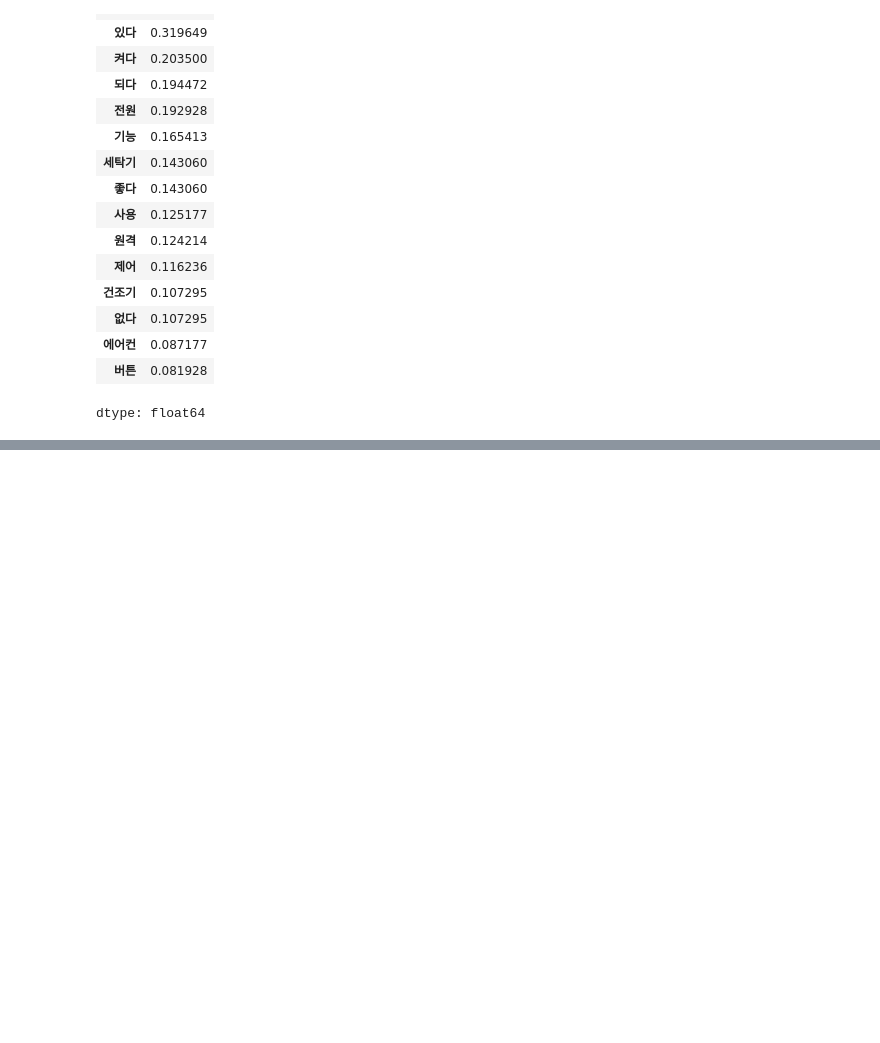
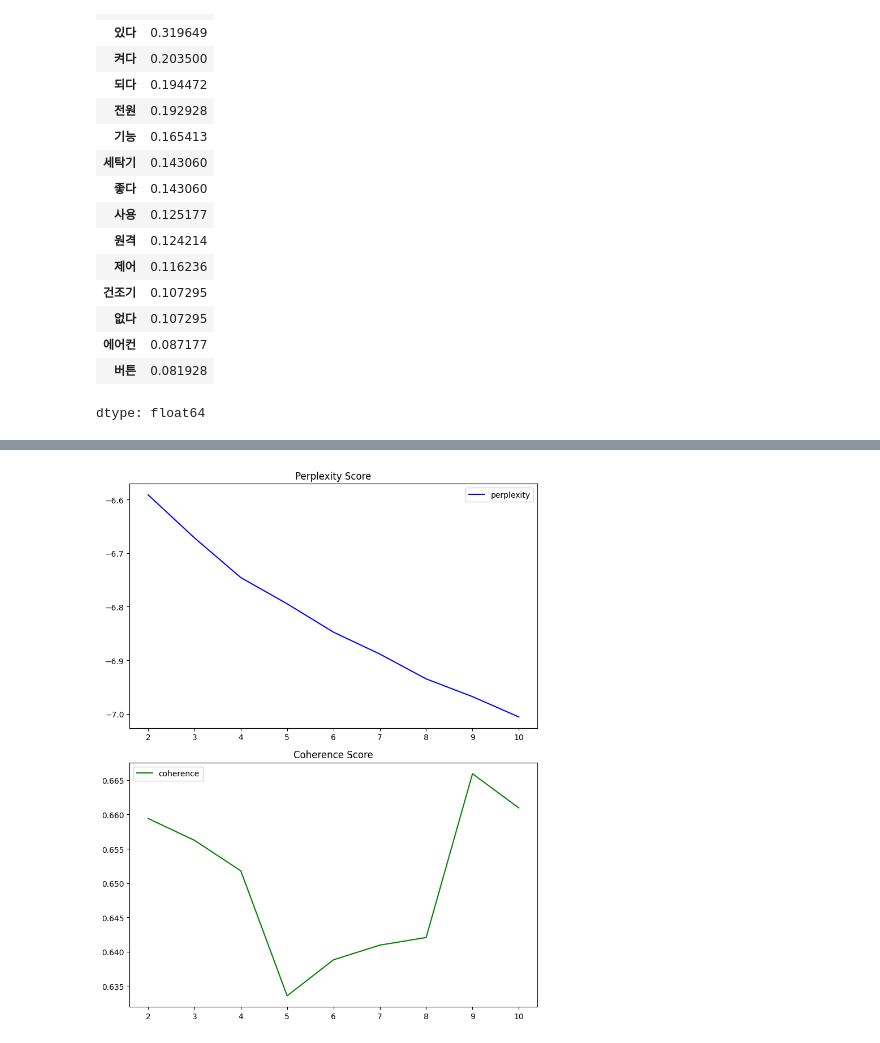
Before and after one commit to donna6355/study_python, a Jupyter notebook: ml_pre_processing.ipynb, the cells around one changed output, grey strips where cells are left out. Saved outputs shown, nothing was run; the diff lists cells and outputs as text; code cells hidden in the pictures; blank space fills up the shorter version.

```diff
--- a/ml_pre_processing.ipynb
+++ b/ml_pre_processing.ipynb
@@ -387,0 +457,3 @@ result.head(30)
+# %%
+corpus = [dictionary.doc2bow(i) for i in all_documents]
+corpus[0]
@@ -387,0 +478,2 @@ result.head(30)
+# %%
+ldamodel = gensim.models.ldamodel.LdaModel(corpus, num_topics = 3, id2word=dictionary, random_state=42)
@@ -387,0 +491,12 @@ result.head(30)
+# %%
+from gensim.models import CoherenceModel
+import matplotlib.pyplot as plt
+
+#perplexity the lower the better
+perplexity = ldamodel.log_perplexity(corpus)
+print(perplexity)
+
+#ceherence the higher the better
+coherence_model = CoherenceModel(model = ldamodel, texts = all_documents, dictionary=dictionary, topn = 3)
+coherence = coherence_model.get_coherence()
+print(coherence)
@@ -387,0 +510,32 @@ result.head(30)
+# %%
+#figure out optimal point for num_topics
+#try 2 to 10
+from tqdm import tqdm
+
+ppx = []
+ch = []
+for i in tqdm(range(2,11)):
+  ldamodel = gensim.models.ldamodel.LdaModel(corpus, num_topics = i, id2word=dictionary, random_state=42)
+  perplexity = ldamodel.log_perplexity(corpus)
+  coherence_model = CoherenceModel(model = ldamodel, texts = all_documents, dictionary=dictionary, topn = 3)
+  coherence = coherence_model.get_coherence()
+  ppx.append(perplexity)
+  ch.append(coherence)
+
+# Create a figure with 2 rows and 1 column
+fig, (ax1, ax2) = plt.subplots(2, 1, figsize=(8, 10))
+
+# Plot the first line on the top axes
+ax1.plot(range(2, 11), ppx, label='perplexity', color='blue')
+ax1.set_title('Perplexity Score')
+ax1.legend()
+
+# Plot the second line on the bottom axes
+ax2.plot(range(2, 11), ch, label='coherence', color='green')
+ax2.set_title('Coherence Score')
+ax2.legend()
+
+plt.tight_layout() # Prevents labels from overlapping
+plt.show()
+# %% [output]
+[figure, added]
```
Also changed, not shown: parts of 17 cells of this notebook.
